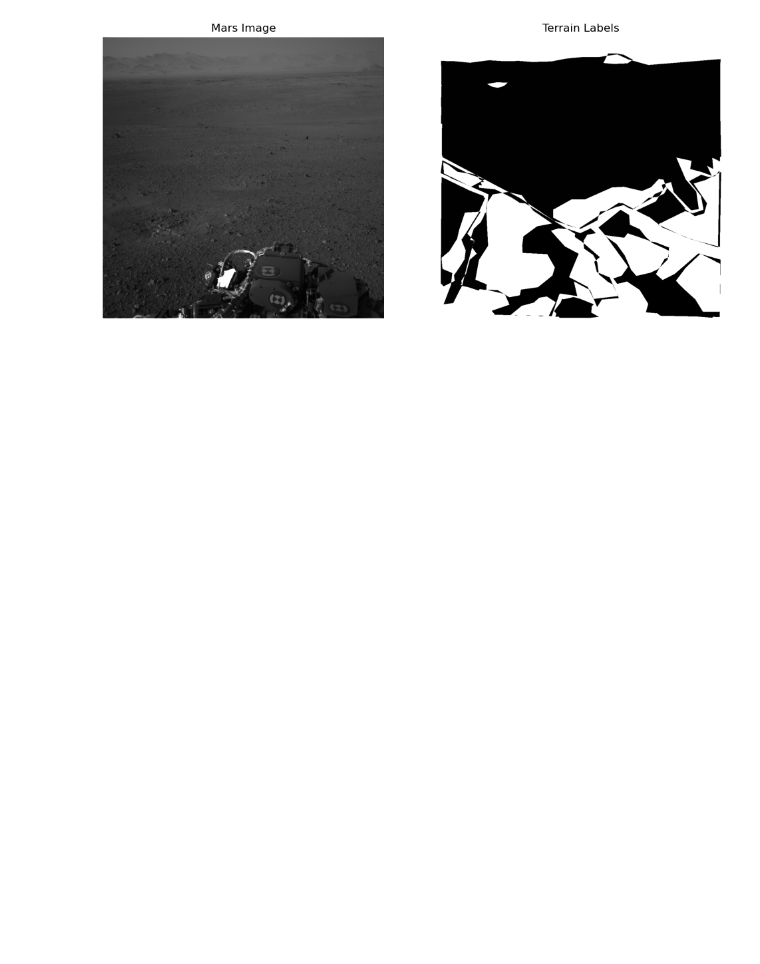
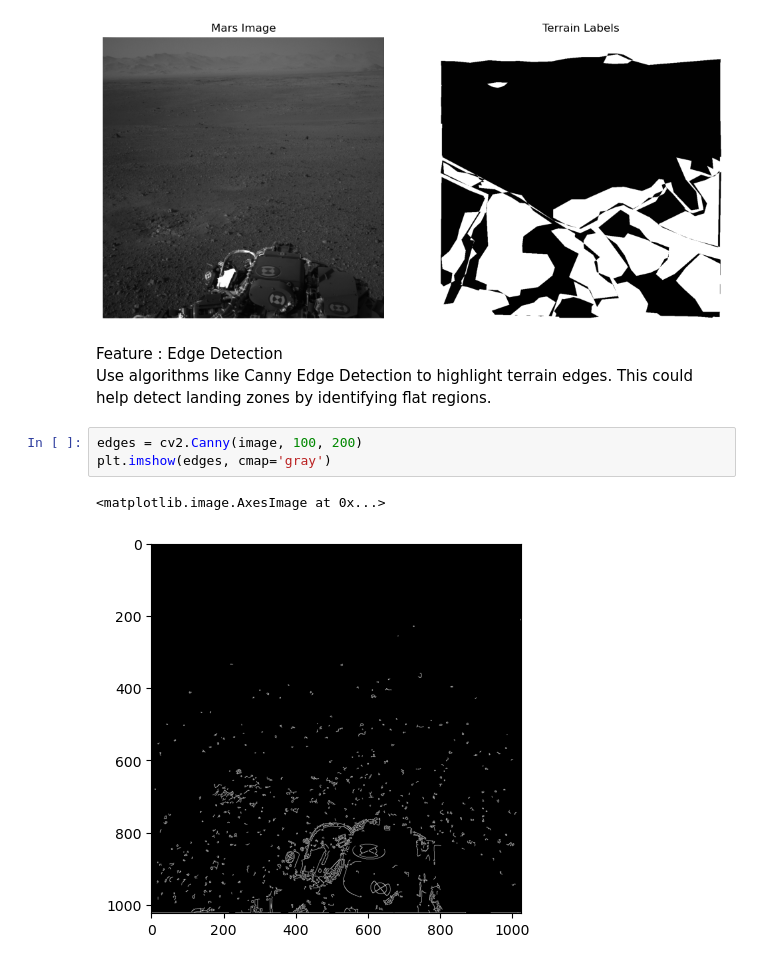
Before and after one commit to Shashikumar-ezhilarasu/Autonomous-Landing-Assistent-TRN, a Jupyter notebook: features.ipynb, the cells around one changed output. Drawn from its saved outputs; the diff is of its cells as text; blank space fills up the shorter version.

Commit message:
Updated features.ipynb with edge ddetection

```diff
--- a/features.ipynb
+++ b/features.ipynb
@@ -150,3 +150,12 @@ plt.axis('off')  # Hide axis for better visualization
 plt.show()
 # %% [output]
 [figure]
+# %% [markdown]
+Feature : Edge Detection <br>
+Use algorithms like Canny Edge Detection to highlight terrain edges. This could help detect landing zones by identifying flat regions.
+# %%
+edges = cv2.Canny(image, 100, 200)
+plt.imshow(edges, cmap='gray')
+# %% [output]
+<matplotlib.image.AxesImage at 0x...>
+[figure, added]
```
